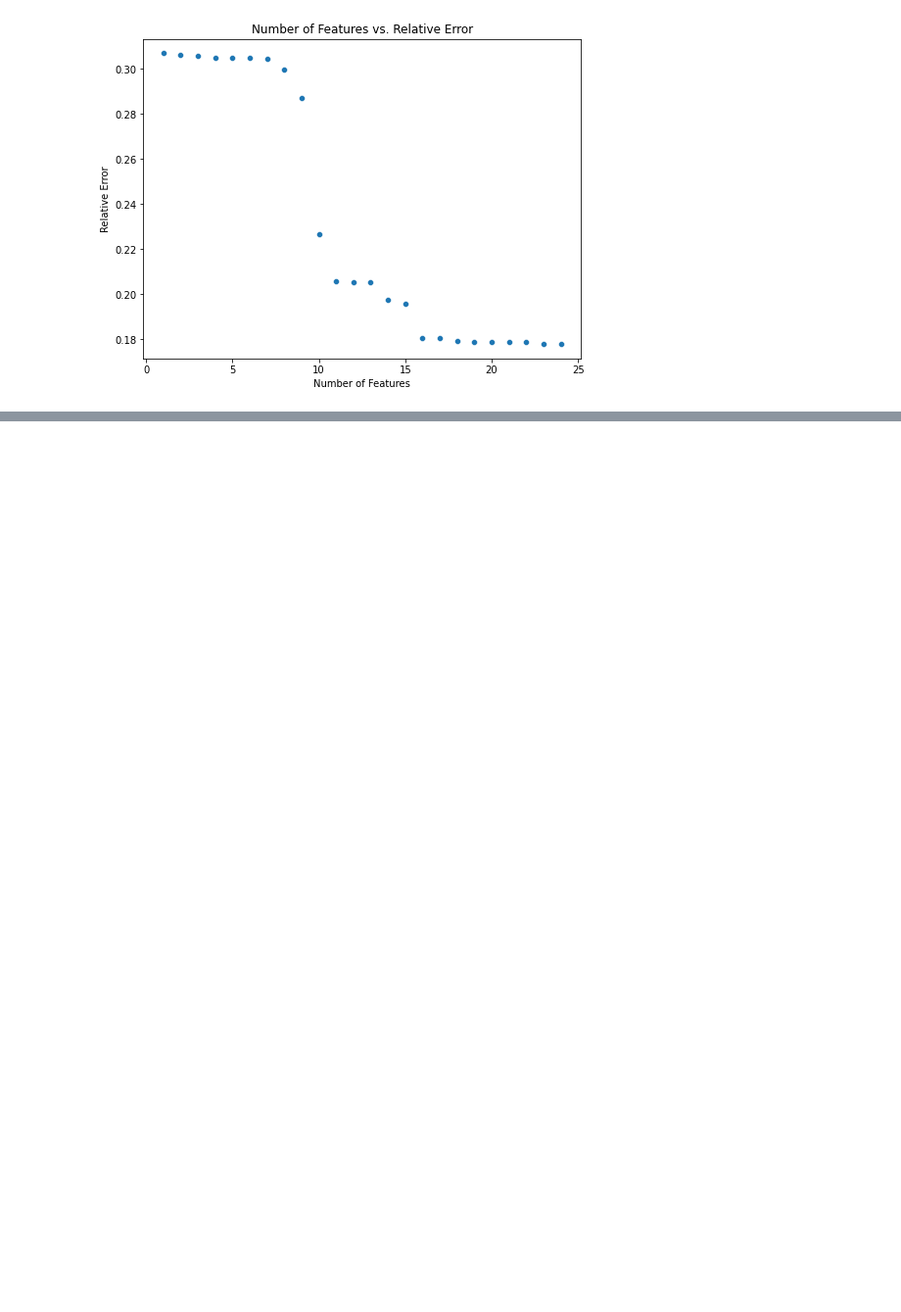
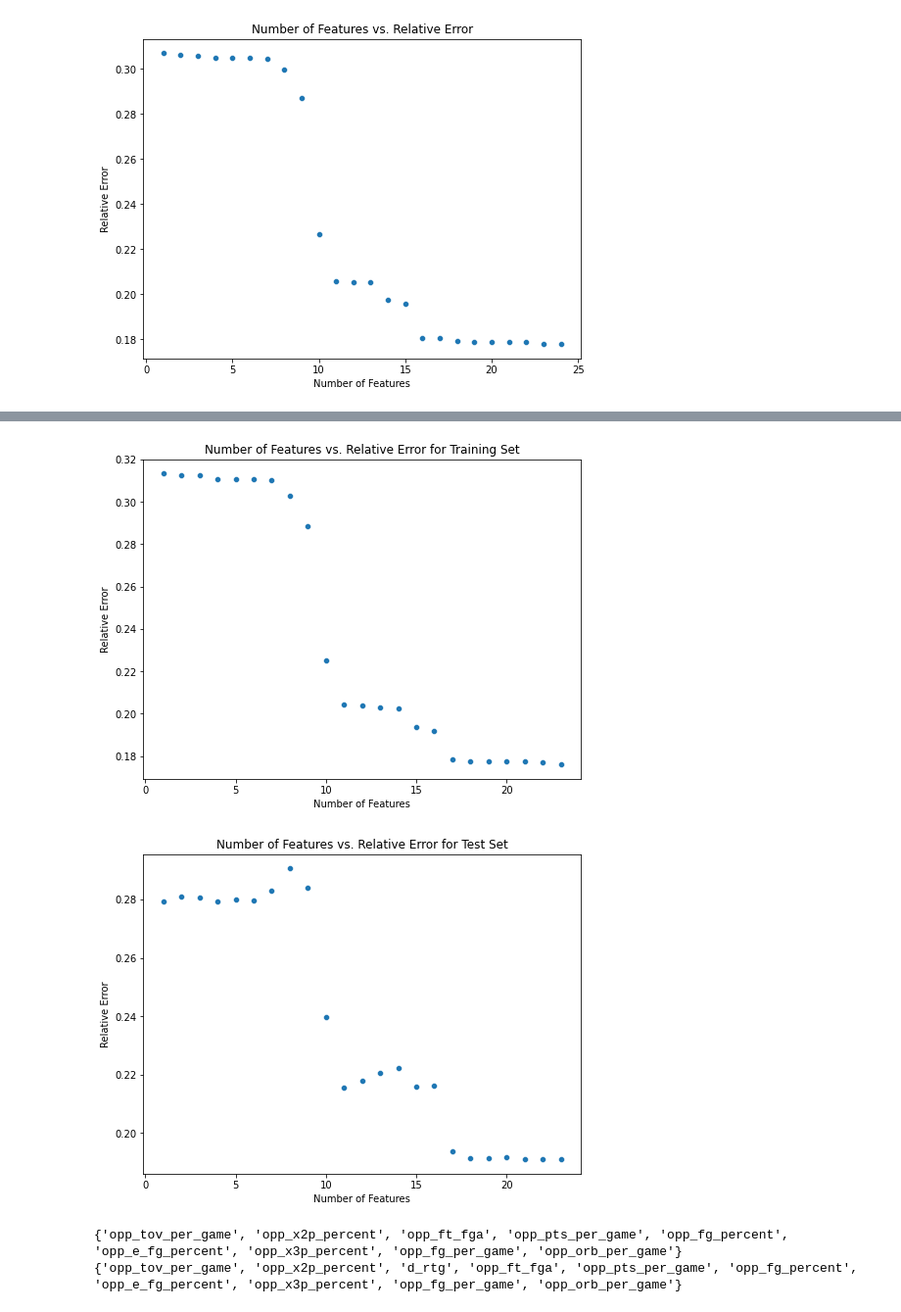
Before and after one commit to BryceOB13/Locked_In_on_Lockdown_NBA_Defensive_Profiling_2003_to_2025, a Jupyter notebook: Locked_In_on_Lockdown_NBA_Defensive_Profiling_2003_2025/explore_winloss.ipynb, the cells around one changed output, grey strips where cells are left out. Shown: that part at 98% size. Drawn from its saved outputs; the diff is of its cells as text; code cells hidden in the pictures; blank space fills up the shorter version.

Commit message:
add test set

```diff
--- a/Locked_In_on_Lockdown_NBA_Defensive_Profiling_2003_2025/explore_winloss.ipynb
+++ b/Locked_In_on_Lockdown_NBA_Defensive_Profiling_2003_2025/explore_winloss.ipynb
@@ -191,0 +229,2 @@ plt.show()
+# %%
+features, train_errs, test_errs = get_feature_importance(cleaned)
@@ -191,0 +257,16 @@ plt.show()
+# %%
+def plot_errors(errs, title):
+    num_features = [i for i in range(1, len(errs) + 1)]
+    plotdf = pd.DataFrame({"Number of Features": num_features, "Relative Error": errs})
+    plt.figure(figsize = (8,6))
+    sns.scatterplot(data=plotdf, x="Number of Features", y="Relative Error")
+    plt.title(title)
+    plt.show()
+# %%
+plot_errors(train_errs, "Number of Features vs. Relative Error for Training Set")
+plot_errors(test_errs, "Number of Features vs. Relative Error for Test Set")
+# %% [output]
+[figure, added]
+[figure, added]
+{'opp_tov_per_game', 'opp_x2p_percent', 'opp_ft_fga', 'opp_pts_per_game', 'opp_fg_percent', 'opp_e_fg_percent', 'opp_x3p_percent', 'opp_fg_per_game', 'opp_orb_per_game'}
+{'opp_tov_per_game', 'opp_x2p_percent', 'd_rtg', 'opp_ft_fga', 'opp_pts_per_game', 'opp_fg_percent', 'opp_e_fg_percent', 'opp_x3p_percent', 'opp_fg_per_game', 'opp_orb_per_game'}
```
Also changed, not shown: parts of 8 cells of this notebook.
